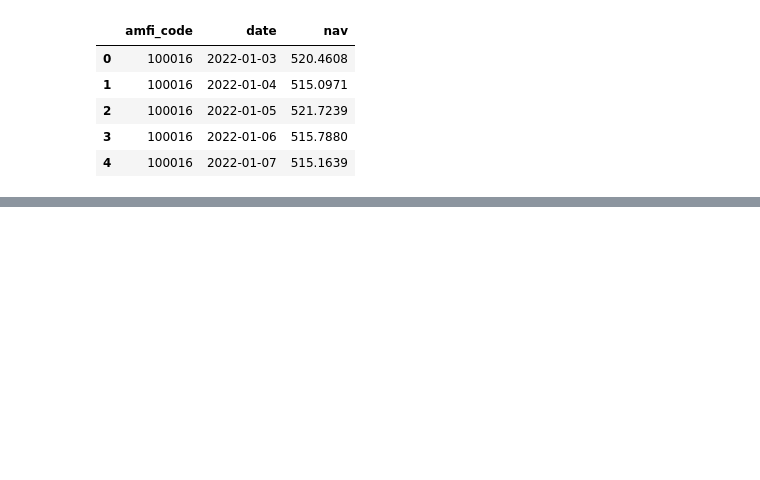
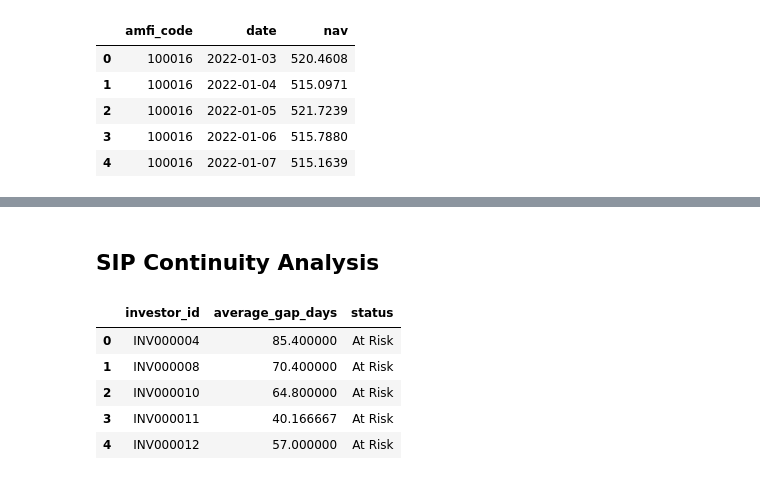
Before and after one commit to nuha-khan/Mutual_Fund_Analysis, a Jupyter notebook: notebooks/Advanced_Analytics.ipynb, the cells around one changed output, grey strips where cells are left out. Cells and saved outputs as stored; diff of their text form; code cells hidden in the pictures; blank space fills up the shorter version.

```diff
--- a/notebooks/Advanced_Analytics.ipynb
+++ b/notebooks/Advanced_Analytics.ipynb
@@ -21,0 +95,2 @@ nav.groupby("amfi_code")
+# %%
+transactions['transaction_date'] = pd.to_datetime(transactions['transaction_date'])
@@ -21,0 +105,21 @@ nav.groupby("amfi_code")
+# %%
+sip = transactions[transactions['transaction_type'] == 'SIP'].copy()
+
+sip = sip.merge(fund_master[['amfi_code', 'scheme_name']], on='amfi_code', how='left')
+sip['cohort_year'] = (sip.groupby('investor_id')['transaction_date'].transform('min').dt.year)
+
+avg_sip = (sip.groupby('cohort_year')['amount_inr'].mean().round(2))
+
+total_invested = (sip.groupby('cohort_year')['amount_inr'].sum().round(2))
+
+top_fund = (sip.groupby(['cohort_year', 'scheme_name']).size().reset_index(name='SIP_Count'))
+top_fund = (top_fund.sort_values(['cohort_year', 'SIP_Count'],ascending=[True, False]).drop_duplicates('cohort_year'))
+
+cohort_report = pd.DataFrame({'Average_SIP_Amount': avg_sip, 'Total_Invested': total_invested}).reset_index()
+cohort_report = cohort_report.merge(top_fund[['cohort_year', 'scheme_name']], on='cohort_year', how='left')
+
+cohort_report.rename(columns={'scheme_name': 'Top_Fund_Preference'}, inplace=True)
+
+cohort_report.to_csv("../data/processed/investor_cohort_analysis.csv",index=False)
+
+cohort_report
@@ -21,0 +134,23 @@ nav.groupby("amfi_code")
+# %% [markdown]
+## SIP Continuity Analysis
+# %%
+sip = sip.sort_values(['investor_id', 'transaction_date'])
+sip['gap_days'] = (sip.groupby('investor_id')['transaction_date'].diff().dt.days)
+
+eligible = (sip.groupby('investor_id').filter(lambda x: len(x) >= 6))
+# %%
+continuity = (eligible.groupby('investor_id')['gap_days'].mean().reset_index())
+
+continuity['status'] = continuity['gap_days'].apply(lambda x: 'At Risk' if x > 35 else 'Regular')
+
+continuity.rename(columns={'gap_days': 'average_gap_days'},inplace=True)
+
+continuity.to_csv("../data/processed/sip_continuity_analysis.csv",index=False)
+continuity.head()
+# %% [output]
+|  | investor_id | average_gap_days | status |
+| 0 | INV000004 | 85.400000 | At Risk |
+| 1 | INV000008 | 70.400000 | At Risk |
+| 2 | INV000010 | 64.800000 | At Risk |
+| 3 | INV000011 | 40.166667 | At Risk |
+| 4 | INV000012 | 57.000000 | At Risk |
```
Also changed, not shown: parts of 22 cells of this notebook, 10 other files.
